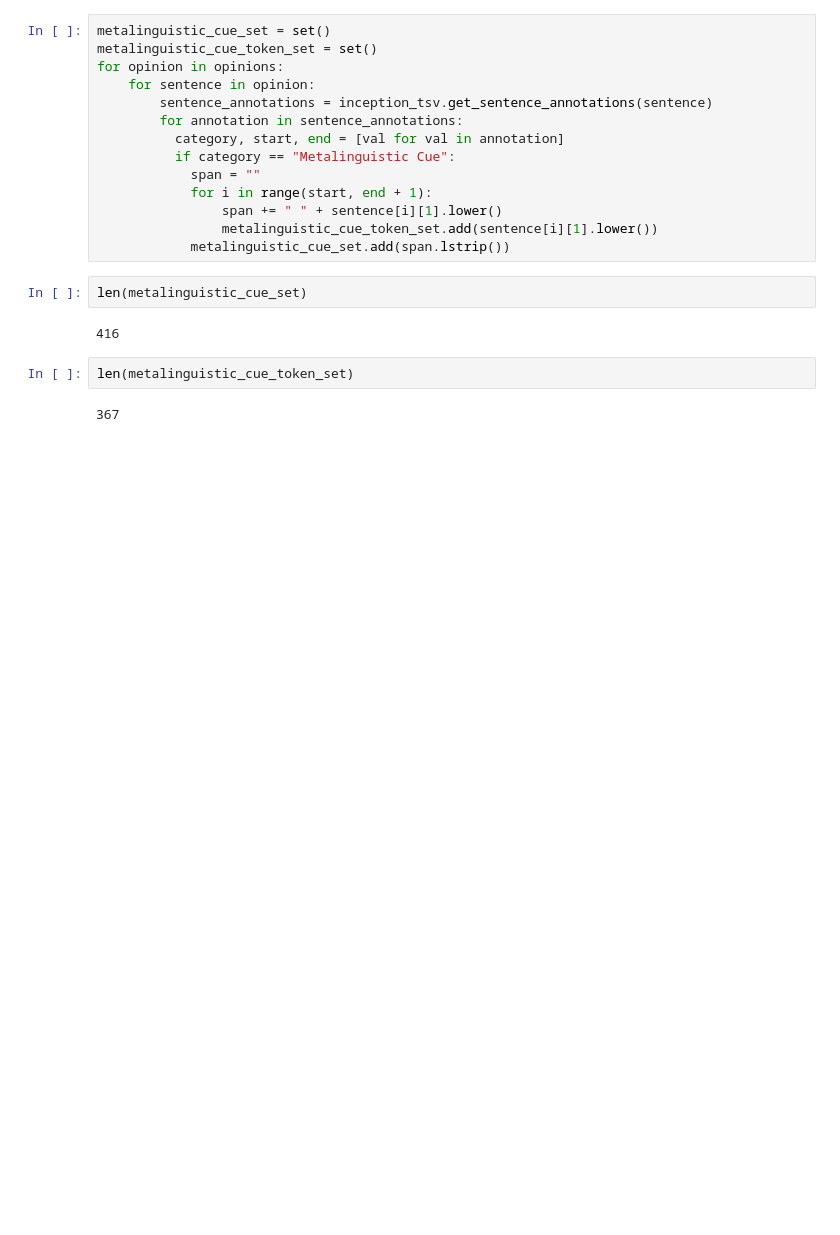
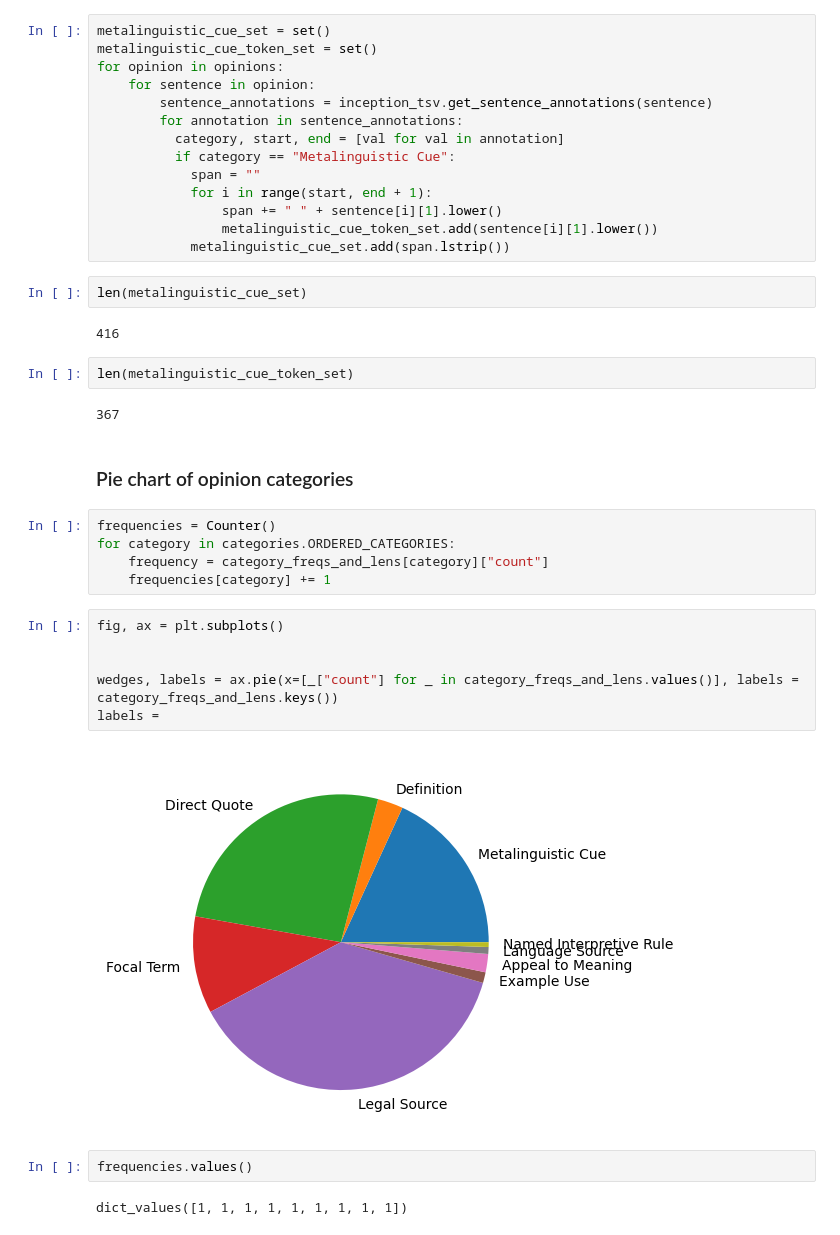
Before and after one commit to nert-nlp/curiam, a Jupyter notebook: scripts/notebooks/full_corpus_stats.ipynb, the cells around one changed output. Saved outputs shown, nothing was run; the diff lists cells and outputs as text; blank space fills up the shorter version.

Commit message:
adding pie chart

```diff
--- a/scripts/notebooks/full_corpus_stats.ipynb
+++ b/scripts/notebooks/full_corpus_stats.ipynb
@@ -258,3 +259,22 @@ len(metalinguistic_cue_set)
 len(metalinguistic_cue_token_set)
 # %% [output]
 367
+# %% [markdown]
+### Pie chart of opinion categories
+# %%
+frequencies = Counter()
+for category in categories.ORDERED_CATEGORIES:
+    frequency = category_freqs_and_lens[category]["count"]
+    frequencies[category] += 1
+# %%
+fig, ax = plt.subplots()
+
+
+wedges, labels = ax.pie(x=[_["count"] for _ in category_freqs_and_lens.values()], labels = category_freqs_and_lens.keys())
+labels =
+# %% [output]
+[figure, added]
+# %%
+frequencies.values()
+# %% [output]
+dict_values([1, 1, 1, 1, 1, 1, 1, 1, 1])
```
Also changed, not shown: parts of 2 cells of this notebook.
